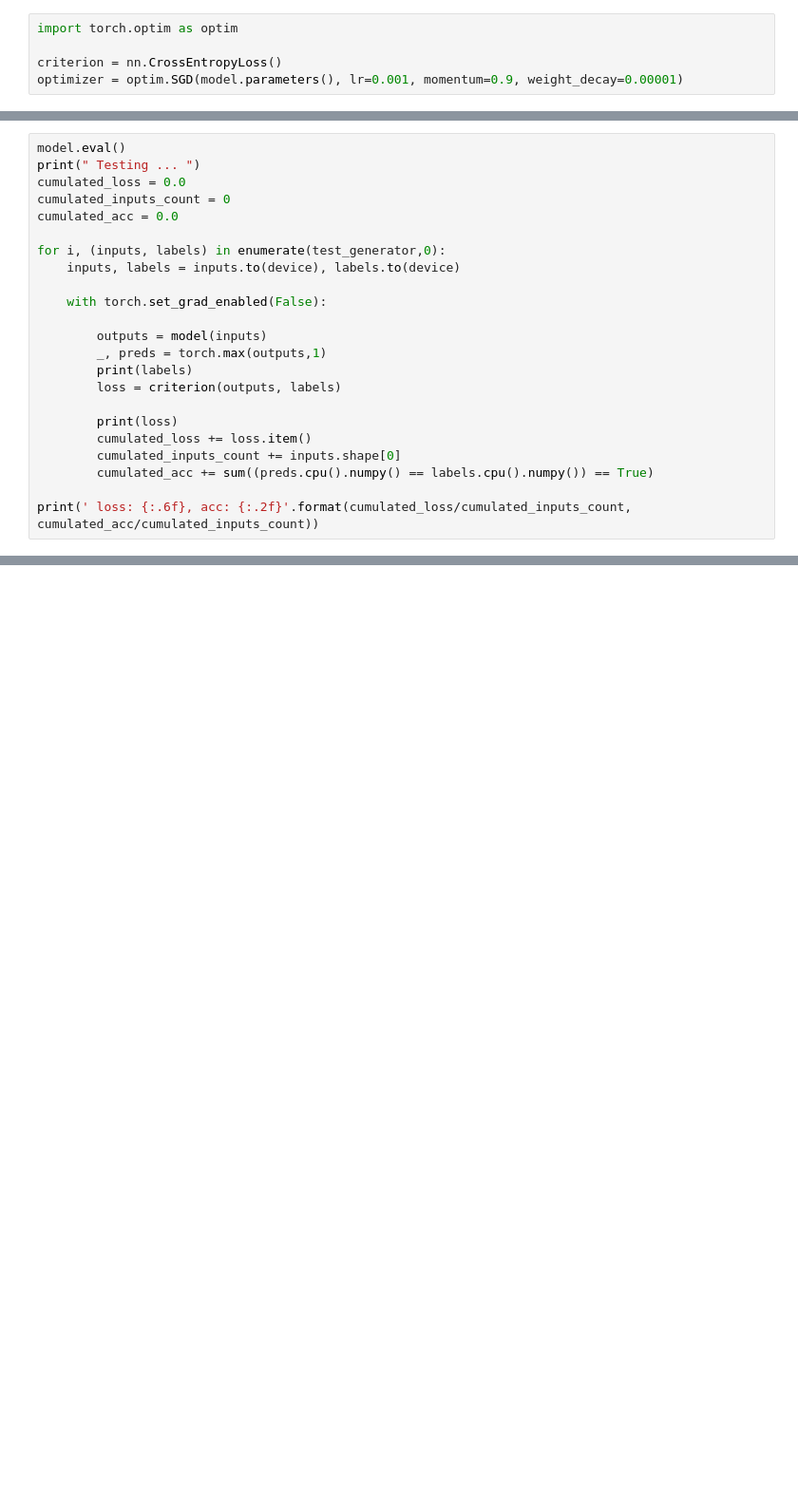
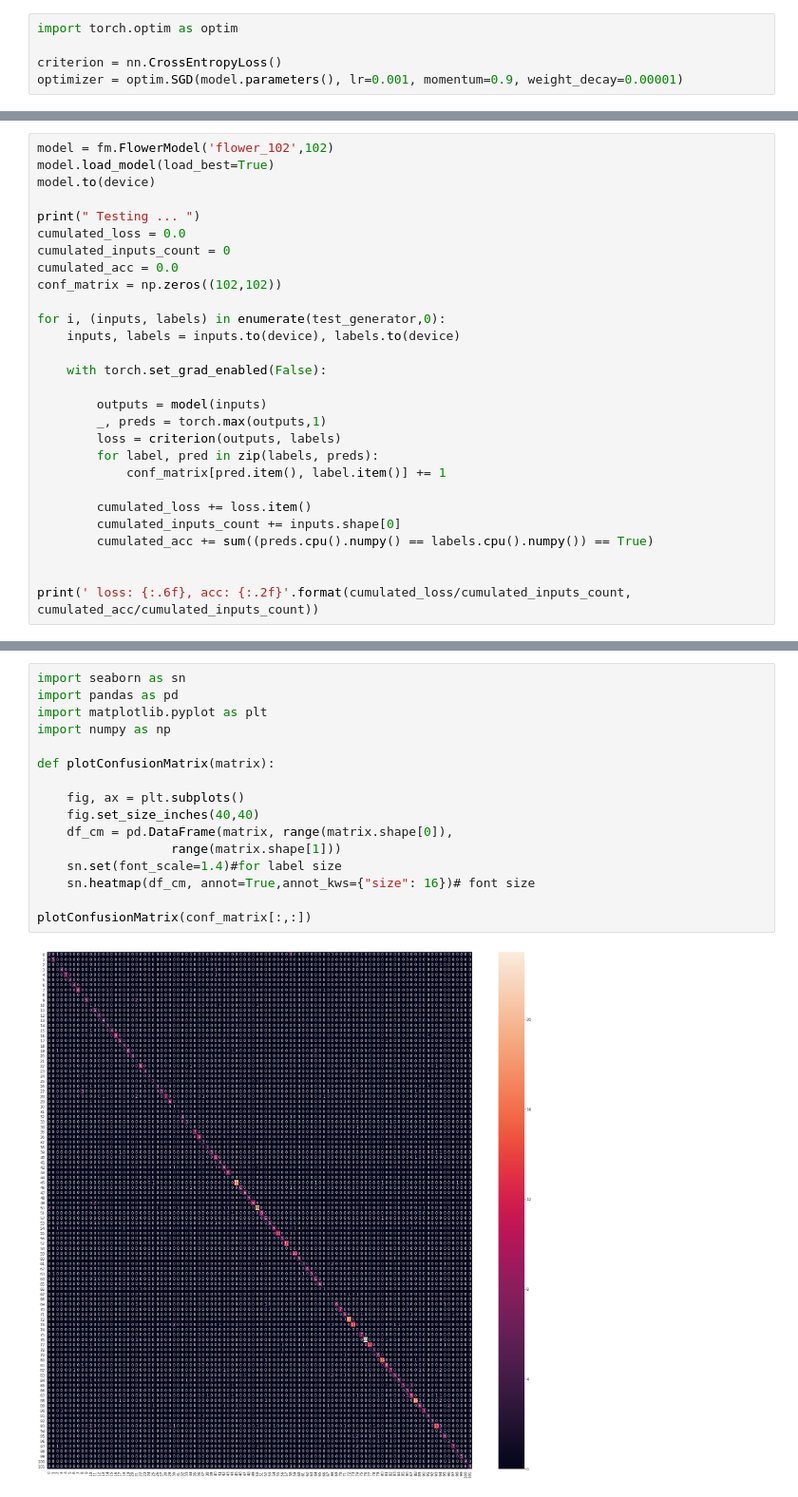
Before and after one commit to adamek727/deep_learning, a Jupyter notebook: experiment.ipynb, the cells around one changed output, grey strips where cells are left out. Shown at 95% size. Cells and saved outputs as stored; diff of their text form; blank space fills up the shorter version.

Commit message:
added model loading, added confision matrix plotting

```diff
--- a/experiment.ipynb
+++ b/experiment.ipynb
@@ -258,9 +220,13 @@ KeyboardInterrupt:
 # %%
-model.eval()
+model = fm.FlowerModel('flower_102',102)
+model.load_model(load_best=True)
+model.to(device)
+
 print(" Testing ... ")
 cumulated_loss = 0.0
 cumulated_inputs_count = 0
 cumulated_acc = 0.0
+conf_matrix = np.zeros((102,102))
 
 for i, (inputs, labels) in enumerate(test_generator,0):
     inputs, labels = inputs.to(device), labels.to(device)
@@ -269,12 +235,13 @@ for i, (inputs, labels) in enumerate(test_generator,0):
 
         outputs = model(inputs)
         _, preds = torch.max(outputs,1)
-        print(labels)
         loss = criterion(outputs, labels)
+        for label, pred in zip(labels, preds):
+            conf_matrix[pred.item(), label.item()] += 1
 
-        print(loss)
         cumulated_loss += loss.item()
         cumulated_inputs_count += inputs.shape[0]
         cumulated_acc += sum((preds.cpu().numpy() == labels.cpu().numpy()) == True)
 
+
 print(' loss: {:.6f}, acc: {:.2f}'.format(cumulated_loss/cumulated_inputs_count, cumulated_acc/cumulated_inputs_count))
@@ -280,0 +251,18 @@ print(' loss: {:.6f}, acc: {:.2f}'.format(cumulated_loss/cumulated_inputs_count,
+# %%
+import seaborn as sn
+import pandas as pd
+import matplotlib.pyplot as plt
+import numpy as np
+
+def plotConfusionMatrix(matrix):
+
+    fig, ax = plt.subplots()
+    fig.set_size_inches(40,40)
+    df_cm = pd.DataFrame(matrix, range(matrix.shape[0]),
+                  range(matrix.shape[1]))
+    sn.set(font_scale=1.4)#for label size
+    sn.heatmap(df_cm, annot=True,annot_kws={"size": 16})# font size
+
+plotConfusionMatrix(conf_matrix[:,:])
+# %% [output]
+[figure, added]
```
Also changed, not shown: parts of 6 cells of this notebook, 1 other file.
